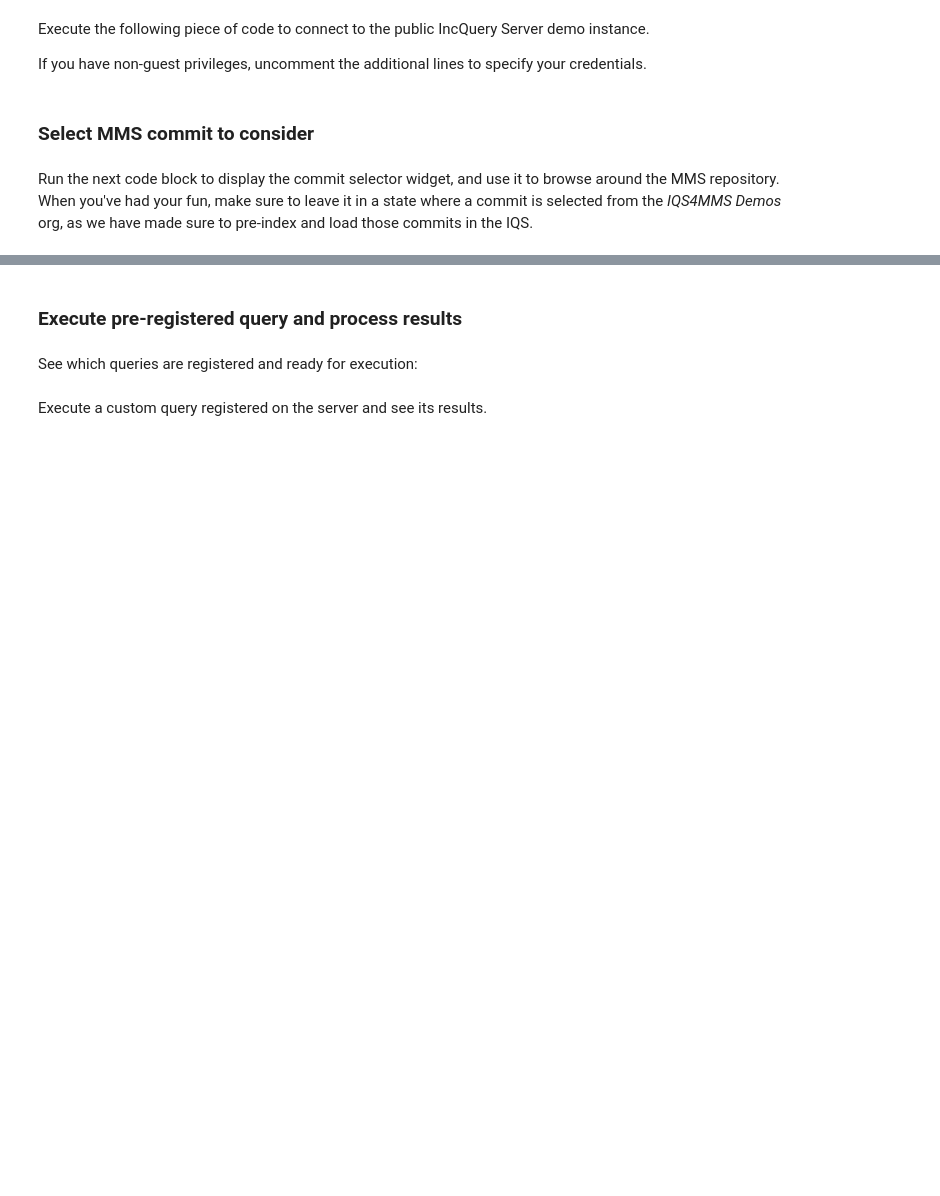
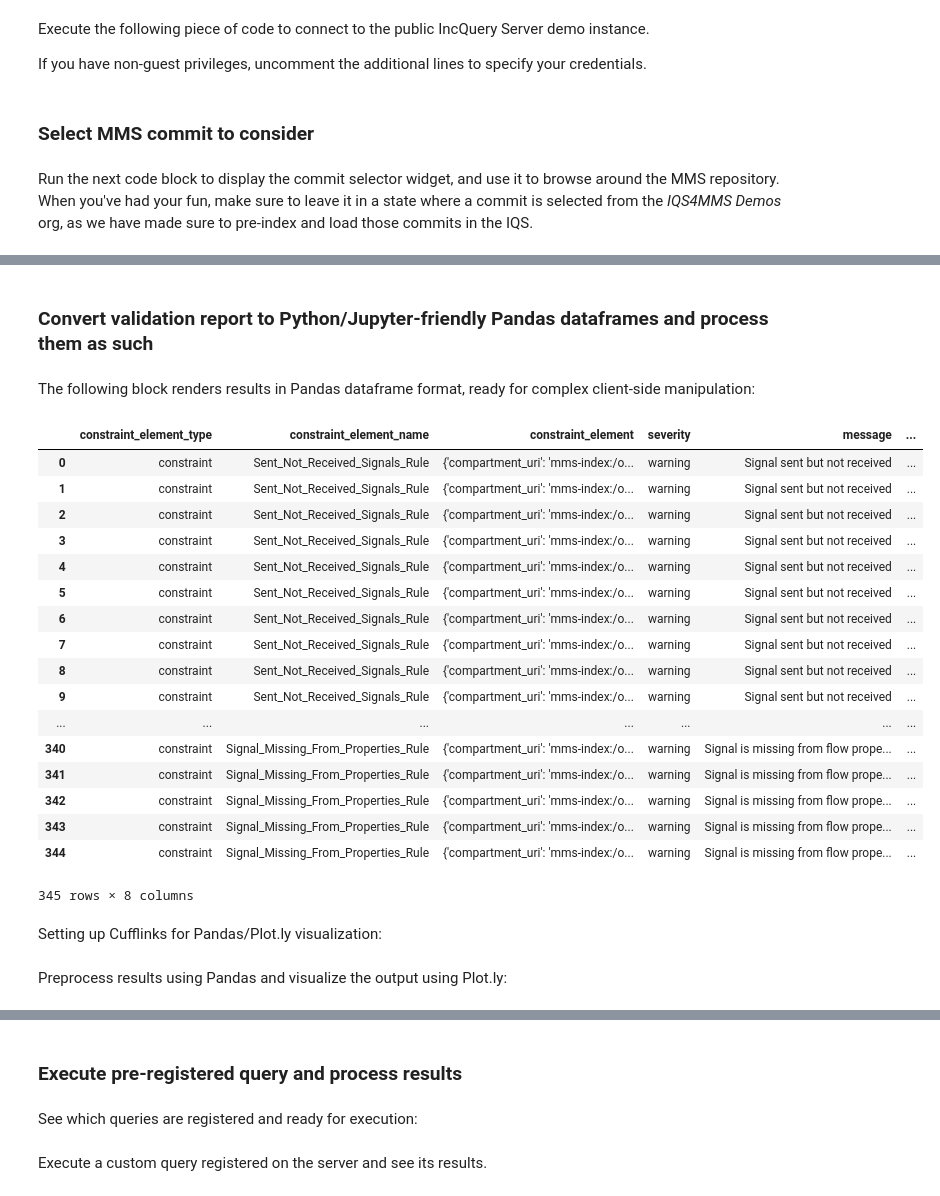
Before and after one commit to IncQueryLabs/incquery-server-jupyter, a Jupyter notebook: example-notebook-home/iqs-demo-mms.ipynb, the cells around one changed output, grey strips where cells are left out. Drawn from its saved outputs; the diff is of its cells as text; code cells hidden in the pictures; blank space fills up the shorter version.

Commit message:
#5 add table-based validation display + coversions to list, dataframe

```diff
--- a/example-notebook-home/iqs-demo-mms.ipynb
+++ b/example-notebook-home/iqs-demo-mms.ipynb
@@ -34,2 +40,3 @@ else:
 # %%
-iqs.validation.validate_model_compartment(model)
+validation_report = iqs.validation.validate_model_compartment(model)
+validation_report
@@ -35,0 +83,28 @@ iqs.validation.validate_model_compartment(model)
+# %% [markdown]
+### Convert validation report to Python/Jupyter-friendly Pandas dataframes and process them as such
+# %% [markdown]
+The following block renders results in Pandas dataframe format, ready for complex client-side manipulation:
+# %%
+validation_report_df = validation_report.to_data_frame()
+validation_report_df
+# %% [output]
+|  | constraint_element_type | constraint_element_name | constraint_element | severity | message | ... |
+| 0 | constraint | Sent_Not_Received_Signals_Rule | {'compartment_uri': 'mms-index:/o... | warning | Signal sent but not received | ... |
+| 1 | constraint | Sent_Not_Received_Signals_Rule | {'compartment_uri': 'mms-index:/o... | warning | Signal sent but not received | ... |
+| 2 | constraint | Sent_Not_Received_Signals_Rule | {'compartment_uri': 'mms-index:/o... | warning | Signal sent but not received | ... |
+| 3 | constraint | Sent_Not_Received_Signals_Rule | {'compartment_uri': 'mms-index:/o... | warning | Signal sent but not received | ... |
+| 4 | constraint | Sent_Not_Received_Signals_Rule | {'compartment_uri': 'mms-index:/o... | warning | Signal sent but not received | ... |
+| 5 | constraint | Sent_Not_Received_Signals_Rule | {'compartment_uri': 'mms-index:/o... | warning | Signal sent but not received | ... |
+| 6 | constraint | Sent_Not_Received_Signals_Rule | {'compartment_uri': 'mms-index:/o... | warning | Signal sent but not received | ... |
+| 7 | constraint | Sent_Not_Received_Signals_Rule | {'compartment_uri': 'mms-index:/o... | warning | Signal sent but not received | ... |
+| 8 | constraint | Sent_Not_Received_Signals_Rule | {'compartment_uri': 'mms-index:/o... | warning | Signal sent but not received | ... |
+| 9 | constraint | Sent_Not_Received_Signals_Rule | {'compartment_uri': 'mms-index:/o... | warning | Signal sent but not received | ... |
+| ... | ... | ... | ... | ... | ... | ... |
+| 340 | constraint | Signal_Missing_From_Properties_Rule | {'compartment_uri': 'mms-index:/o... | warning | Signal is missing from flow prope... | ... |
+| 341 | constraint | Signal_Missing_From_Properties_Rule | {'compartment_uri': 'mms-index:/o... | warning | Signal is missing from flow prope... | ... |
+| 342 | constraint | Signal_Missing_From_Properties_Rule | {'compartment_uri': 'mms-index:/o... | warning | Signal is missing from flow prope... | ... |
+| 343 | constraint | Signal_Missing_From_Properties_Rule | {'compartment_uri': 'mms-index:/o... | warning | Signal is missing from flow prope... | ... |
+| 344 | constraint | Signal_Missing_From_Properties_Rule | {'compartment_uri': 'mms-index:/o... | warning | Signal is missing from flow prope... | ... |
+345 rows × 8 columns
+# %% [markdown]
+Setting up Cufflinks for Pandas/Plot.ly visualization:
@@ -35,0 +114,2 @@ iqs.validation.validate_model_compartment(model)
+# %% [markdown]
+Preprocess results using Pandas and visualize the output using Plot.ly:
```
Also changed, not shown: parts of 15 cells of this notebook, 3 other files.
